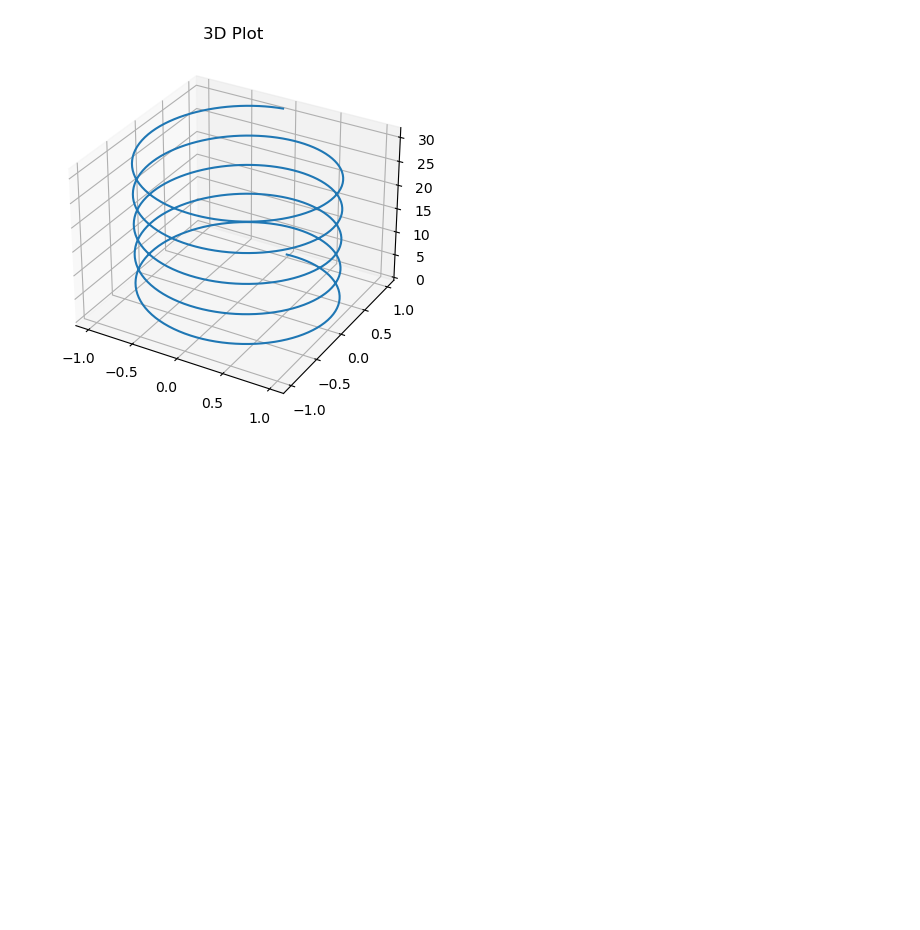
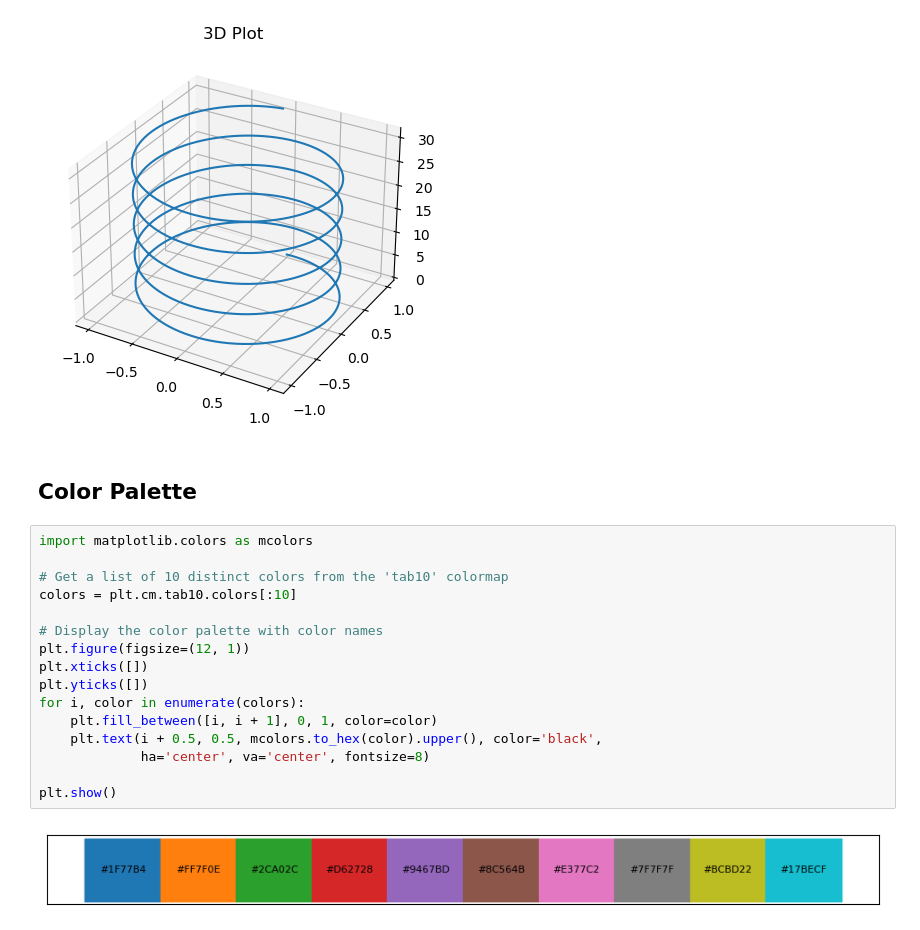
Before and after one commit to RomeoSilvestri/Book, a Jupyter notebook: _build/jupyter_execute/chapters/1.4 python-matplotlib.ipynb, the cells around one changed output. Saved outputs shown, nothing was run; the diff lists cells and outputs as text; blank space fills up the shorter version.

```diff
--- a/_build/jupyter_execute/chapters/1.4 python-matplotlib.ipynb
+++ b/_build/jupyter_execute/chapters/1.4 python-matplotlib.ipynb
@@ -191,3 +207,23 @@ ax.set_title('3D Plot')
 plt.show()
 # %% [output]
 [figure]
+# %% [markdown]
+## Color Palette
+# %%
+import matplotlib.colors as mcolors
+
+# Get a list of 10 distinct colors from the 'tab10' colormap
+colors = plt.cm.tab10.colors[:10]
+
+# Display the color palette with color names
+plt.figure(figsize=(12, 1))
+plt.xticks([])
+plt.yticks([])
+for i, color in enumerate(colors):
+    plt.fill_between([i, i + 1], 0, 1, color=color)
+    plt.text(i + 0.5, 0.5, mcolors.to_hex(color).upper(), color='black',
+             ha='center', va='center', fontsize=8)
+
+plt.show()
+# %% [output]
+[figure, added]
```
Also changed, not shown: parts of 15 cells of this notebook, 20 other files.
